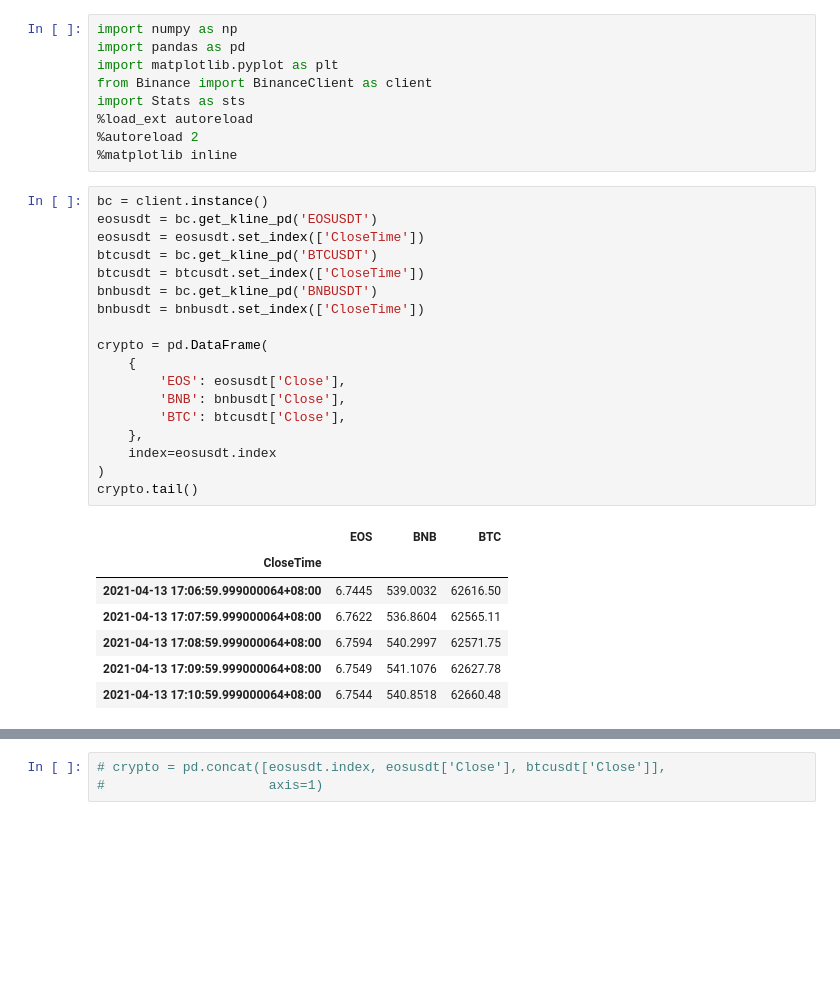
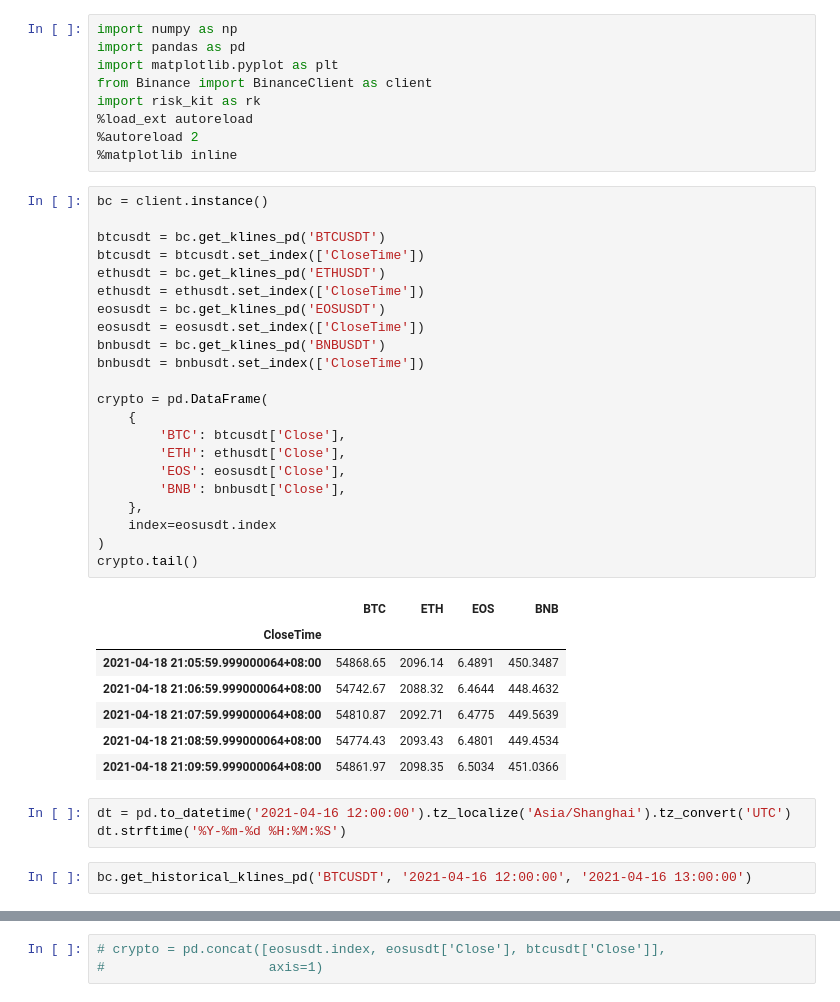
Before and after one commit to sushenghua/CryptoPortfolioDemo, a Jupyter notebook: binance_crypto.ipynb, the cells around one changed output, grey strips where cells are left out. Saved outputs shown, nothing was run; the diff lists cells and outputs as text; blank space fills up the shorter version.

Commit message:
rename Stats.py to risk_kit.py; add get_historical_klines to Binance

```diff
--- a/binance_crypto.ipynb
+++ b/binance_crypto.ipynb
@@ -3,33 +3,42 @@ import numpy as np
 import pandas as pd
 import matplotlib.pyplot as plt
 from Binance import BinanceClient as client
-import Stats as sts
+import risk_kit as rk
 %load_ext autoreload
 %autoreload 2
 %matplotlib inline
 # %%
 bc = client.instance()
-eosusdt = bc.get_kline_pd('EOSUSDT')
+
+btcusdt = bc.get_klines_pd('BTCUSDT')
+btcusdt = btcusdt.set_index(['CloseTime'])
+ethusdt = bc.get_klines_pd('ETHUSDT')
+ethusdt = ethusdt.set_index(['CloseTime'])
+eosusdt = bc.get_klines_pd('EOSUSDT')
 eosusdt = eosusdt.set_index(['CloseTime'])
-btcusdt = bc.get_kline_pd('BTCUSDT')
-btcusdt = btcusdt.set_index(['CloseTime'])
-bnbusdt = bc.get_kline_pd('BNBUSDT')
+bnbusdt = bc.get_klines_pd('BNBUSDT')
 bnbusdt = bnbusdt.set_index(['CloseTime'])
 
 crypto = pd.DataFrame(
     {
+        'BTC': btcusdt['Close'],
+        'ETH': ethusdt['Close'],
         'EOS': eosusdt['Close'],
         'BNB': bnbusdt['Close'],
-        'BTC': btcusdt['Close'],
     },
     index=eosusdt.index
 )
 crypto.tail()
 # %% [output]
-|  | EOS | BNB | BTC |
-| CloseTime |  |  |  |
-| 2021-04-13 17:06:59.999000064+08:00 | 6.7445 | 539.0032 | 62616.50 |
-| 2021-04-13 17:07:59.999000064+08:00 | 6.7622 | 536.8604 | 62565.11 |
-| 2021-04-13 17:08:59.999000064+08:00 | 6.7594 | 540.2997 | 62571.75 |
-| 2021-04-13 17:09:59.999000064+08:00 | 6.7549 | 541.1076 | 62627.78 |
-| 2021-04-13 17:10:59.999000064+08:00 | 6.7544 | 540.8518 | 62660.48 |
+|  | BTC | ETH | EOS | BNB |
+| CloseTime |  |  |  |  |
+| 2021-04-18 21:05:59.999000064+08:00 | 54868.65 | 2096.14 | 6.4891 | 450.3487 |
+| 2021-04-18 21:06:59.999000064+08:00 | 54742.67 | 2088.32 | 6.4644 | 448.4632 |
+| 2021-04-18 21:07:59.999000064+08:00 | 54810.87 | 2092.71 | 6.4775 | 449.5639 |
+| 2021-04-18 21:08:59.999000064+08:00 | 54774.43 | 2093.43 | 6.4801 | 449.4534 |
+| 2021-04-18 21:09:59.999000064+08:00 | 54861.97 | 2098.35 | 6.5034 | 451.0366 |
+# %%
+dt = pd.to_datetime('2021-04-16 12:00:00').tz_localize('Asia/Shanghai').tz_convert('UTC')
+dt.strftime('%Y-%m-%d %H:%M:%S')
+# %%
+bc.get_historical_klines_pd('BTCUSDT', '2021-04-16 12:00:00', '2021-04-16 13:00:00')
```
Also changed, not shown: parts of 18 cells of this notebook, 3 other files.
